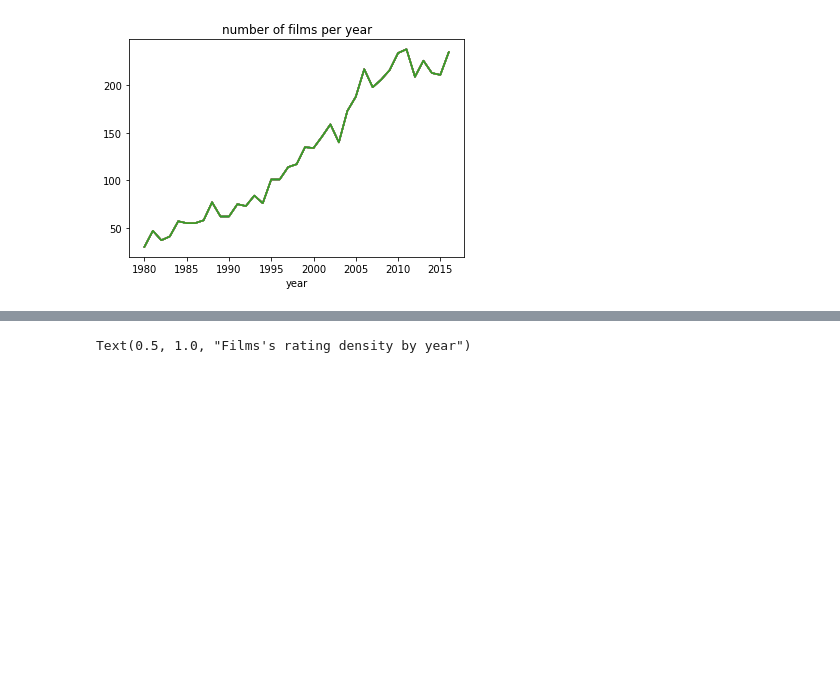
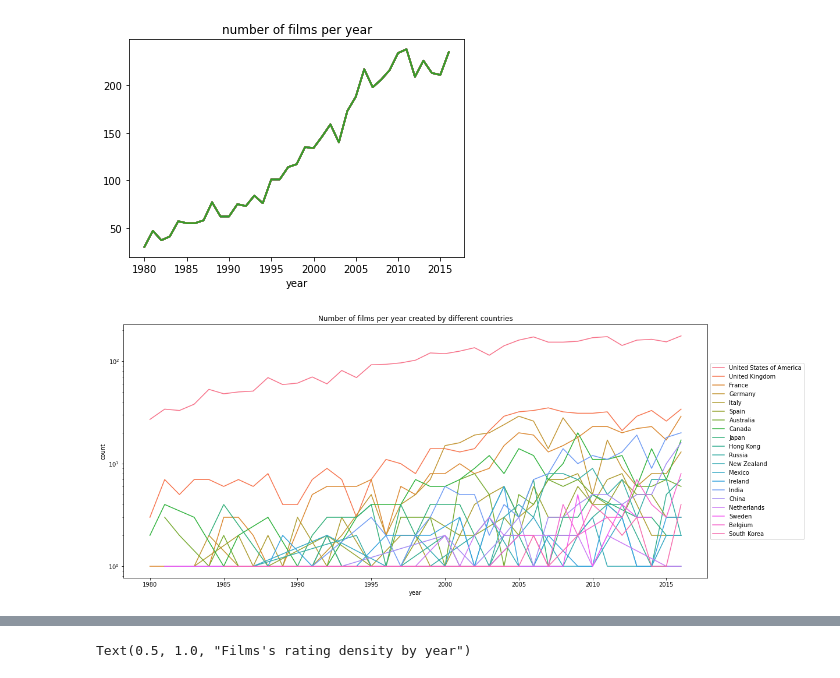
Before and after one commit to timetoai/movie_data_vis, a Jupyter notebook: EDA.ipynb, the cells around one changed output, grey strips where cells are left out. Saved outputs shown, nothing was run; the diff lists cells and outputs as text; code cells hidden in the pictures; blank space fills up the shorter version.

```diff
--- a/EDA.ipynb
+++ b/EDA.ipynb
@@ -158,3 +160,21 @@ df.groupby('year').count().plot(legend=False, title='number of films per year')
 # %% [output]
 <AxesSubplot:title={'center':'number of films per year'}, xlabel='year'>
 [figure]
+# %%
+prod_countries_agg = []
+for pd_id in decoder['production_countries'].keys():
+    prod_countries_agg.append(df[df.production_countries.map(lambda x: pd_id in x)].groupby('year', as_index=False).agg(count=('title', 'count')))
+    prod_countries_agg[- 1]['production_country'] = decoder['production_countries'][pd_id]
+prod_countries_agg = pd.concat(prod_countries_agg, ignore_index=True)
+
+top20_countries = prod_countries_agg.groupby('production_country', as_index=False).agg(count=('count', 'sum')).sort_values('count', ascending=False)\
+    .production_country[:20]
+
+plt.figure(figsize=(18, 8))
+ax = sns.lineplot(data=prod_countries_agg[prod_countries_agg.production_country.isin(top20_countries)], x='year', y='count', hue='production_country')
+ax.set(yscale="log")
+ax.legend(loc='center left', bbox_to_anchor=(1, 0.5))
+ax.set_title('Number of films per year created by different countries')
+plt.show()
+# %% [output]
+[figure, added]
```
Also changed, not shown: parts of 15 cells of this notebook, 1 other file.
